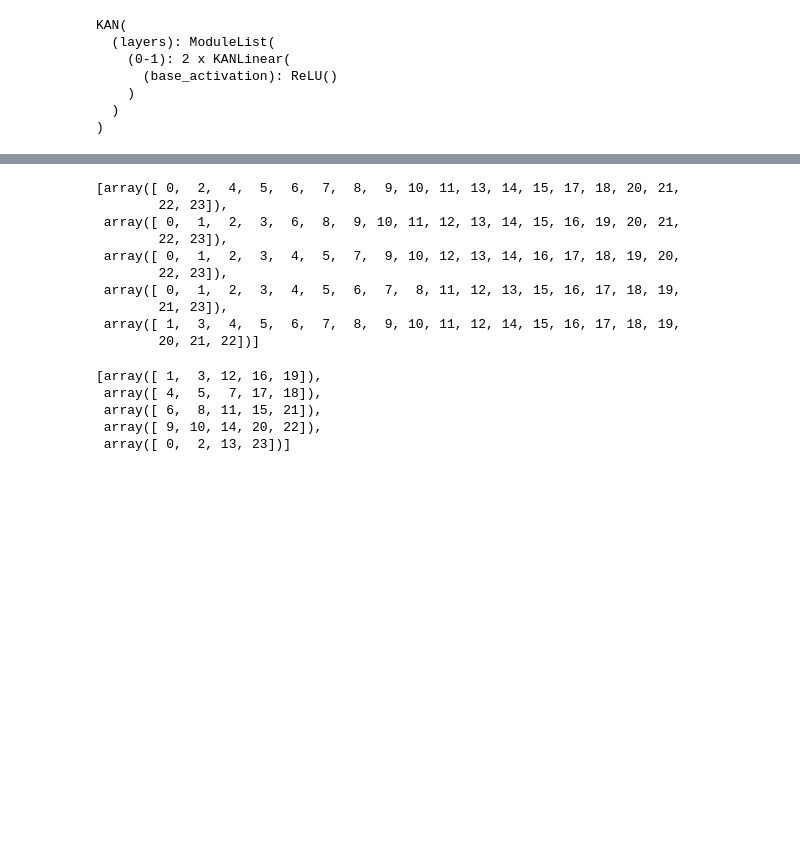
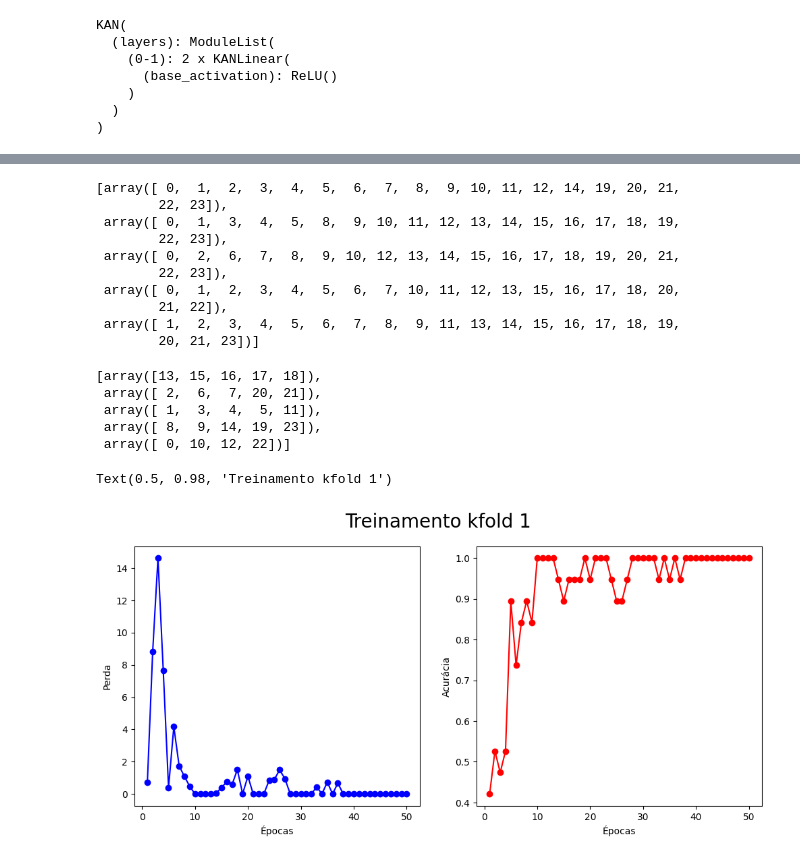
Before and after one commit to AlxDev-hub/Deteccao-motor-KAN-CNN, a Jupyter notebook: efficientKAN_kfold.ipynb, the cells around one changed output, grey strips where cells are left out. Cells and saved outputs as stored; diff of their text form; code cells hidden in the pictures; blank space fills up the shorter version.

Commit message:
KFold / Com data aug / Com MA

```diff
--- a/efficientKAN_kfold.ipynb
+++ b/efficientKAN_kfold.ipynb
@@ -59,7 +60,7 @@ KAN(
   )
 )
 # %%
-num_epoch = 35
+num_epoch = 50
 learning_rate = 0.001
 k_folds = 5
 
@@ -67,9 +68,16 @@ optimizer = optim.Adam(model.parameters(), lr=learning_rate)
 loss_fn = nn.CrossEntropyLoss()
 kf = KFold(n_splits=k_folds, shuffle=True)
 # %%
-results = {}
 train_array = []
 test_array = []
+
+train_losses = []
+train_acc = []
+
+rot_array = []
+predt_array = []
+
+results = {}
 
 for fold, (train_idx, test_idx) in enumerate(kf.split(dataset)):
     print(f'Fold {fold+1}/{k_folds}')
@@ -80,8 +88,8 @@ for fold, (train_idx, test_idx) in enumerate(kf.split(dataset)):
     train_subset = Subset(dataset, train_idx)
     test_subset = Subset(dataset, test_idx)
 
-    trainloader = DataLoader(train_subset, shuffle=True)
-    testloader = DataLoader(test_subset, shuffle=False)
+    trainloader = DataLoader(train_subset, batch_size=len(train_idx), shuffle=True)
+    testloader = DataLoader(test_subset, batch_size=len(test_idx), shuffle=True)
 
     for epoch in range(num_epoch):
         model.train()
@@ -100,9 +108,12 @@ for fold, (train_idx, test_idx) in enumerate(kf.split(dataset)):
             running_train_loss += loss.item()
 
         train_loss = running_train_loss / len(trainloader)
+        train_losses.append(train_loss)
+
         _, predicted = torch.max(outputs.data, 1)
 
         acc_treino = accuracy_score(labels.cpu().detach().numpy(), predicted.cpu().detach().numpy())
+        train_acc.append(acc_treino)
 
         print(f"Época {epoch + 1}/{num_epoch} - Perda no treinamento: {train_loss:.6f} - Acurácia: {acc_treino:.4f}")
 
@@ -116,6 +127,9 @@ for fold, (train_idx, test_idx) in enumerate(kf.split(dataset)):
             outputs = model(images)
             _, predicted = torch.max(outputs.data, 1)
 
+            rot_array.extend(labels.cpu().detach().numpy())
+            predt_array.extend(predicted.cpu().detach().numpy())
+
     acc_teste = accuracy_score(labels.cpu().detach().numpy(), predicted.cpu().detach().numpy())
     print(f'Acc para o Fold {fold+1}: {acc_teste:.4f}')
     results[fold] = acc_teste
@@ -145,21 +159,40 @@ Média Acc: 1.0
 # %%
 train_array
 # %% [output]
-[array([ 0,  2,  4,  5,  6,  7,  8,  9, 10, 11, 13, 14, 15, 17, 18, 20, 21,
+[array([ 0,  1,  2,  3,  4,  5,  6,  7,  8,  9, 10, 11, 12, 14, 19, 20, 21,
         22, 23]),
- array([ 0,  1,  2,  3,  6,  8,  9, 10, 11, 12, 13, 14, 15, 16, 19, 20, 21,
+ array([ 0,  1,  3,  4,  5,  8,  9, 10, 11, 12, 13, 14, 15, 16, 17, 18, 19,
         22, 23]),
- array([ 0,  1,  2,  3,  4,  5,  7,  9, 10, 12, 13, 14, 16, 17, 18, 19, 20,
+ array([ 0,  2,  6,  7,  8,  9, 10, 12, 13, 14, 15, 16, 17, 18, 19, 20, 21,
         22, 23]),
- array([ 0,  1,  2,  3,  4,  5,  6,  7,  8, 11, 12, 13, 15, 16, 17, 18, 19,
-        21, 23]),
- array([ 1,  3,  4,  5,  6,  7,  8,  9, 10, 11, 12, 14, 15, 16, 17, 18, 19,
-        20, 21, 22])]
+ array([ 0,  1,  2,  3,  4,  5,  6,  7, 10, 11, 12, 13, 15, 16, 17, 18, 20,
+        21, 22]),
+ array([ 1,  2,  3,  4,  5,  6,  7,  8,  9, 11, 13, 14, 15, 16, 17, 18, 19,
+        20, 21, 23])]
 # %%
 test_array
 # %% [output]
-[array([ 1,  3, 12, 16, 19]),
- array([ 4,  5,  7, 17, 18]),
- array([ 6,  8, 11, 15, 21]),
- array([ 9, 10, 14, 20, 22]),
- array([ 0,  2, 13, 23])]
+[array([13, 15, 16, 17, 18]),
+ array([ 2,  6,  7, 20, 21]),
+ array([ 1,  3,  4,  5, 11]),
+ array([ 8,  9, 14, 19, 23]),
+ array([ 0, 10, 12, 22])]
+# %%
+epochs = range(1, num_epoch + 1)
+
+plt.figure(figsize=(12, 5))
+
+plt.subplot(1, 2, 1)
+plt.plot(epochs, train_losses[:50], 'bo-')
+plt.xlabel('Épocas')
+plt.ylabel('Perda')
+
+plt.subplot(1, 2, 2)
+plt.plot(epochs, train_acc[:50], 'ro-')
+plt.xlabel('Épocas')
+plt.ylabel('Acurácia')
+
+plt.suptitle("Treinamento kfold 1", fontsize = 20)
+# %% [output]
+Text(0.5, 0.98, 'Treinamento kfold 1')
+[figure, added]
```
Also changed, not shown: parts of 31 cells of this notebook.
